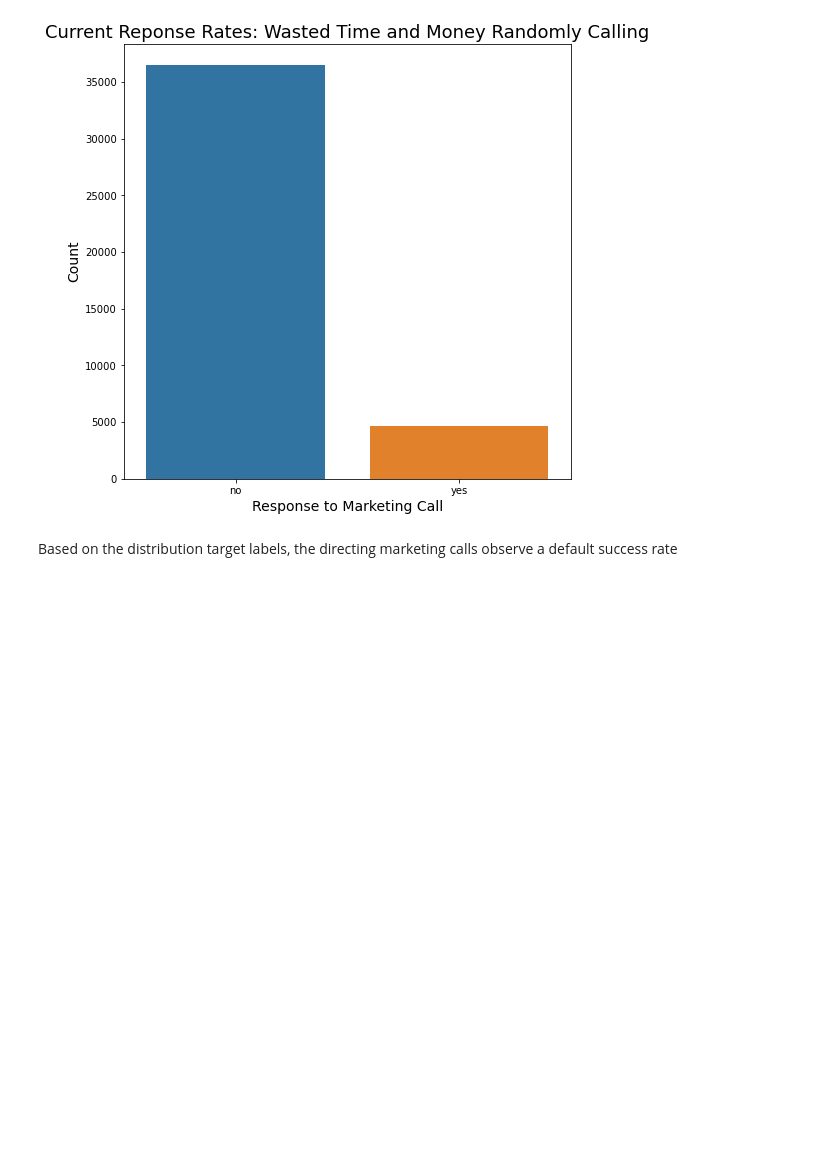
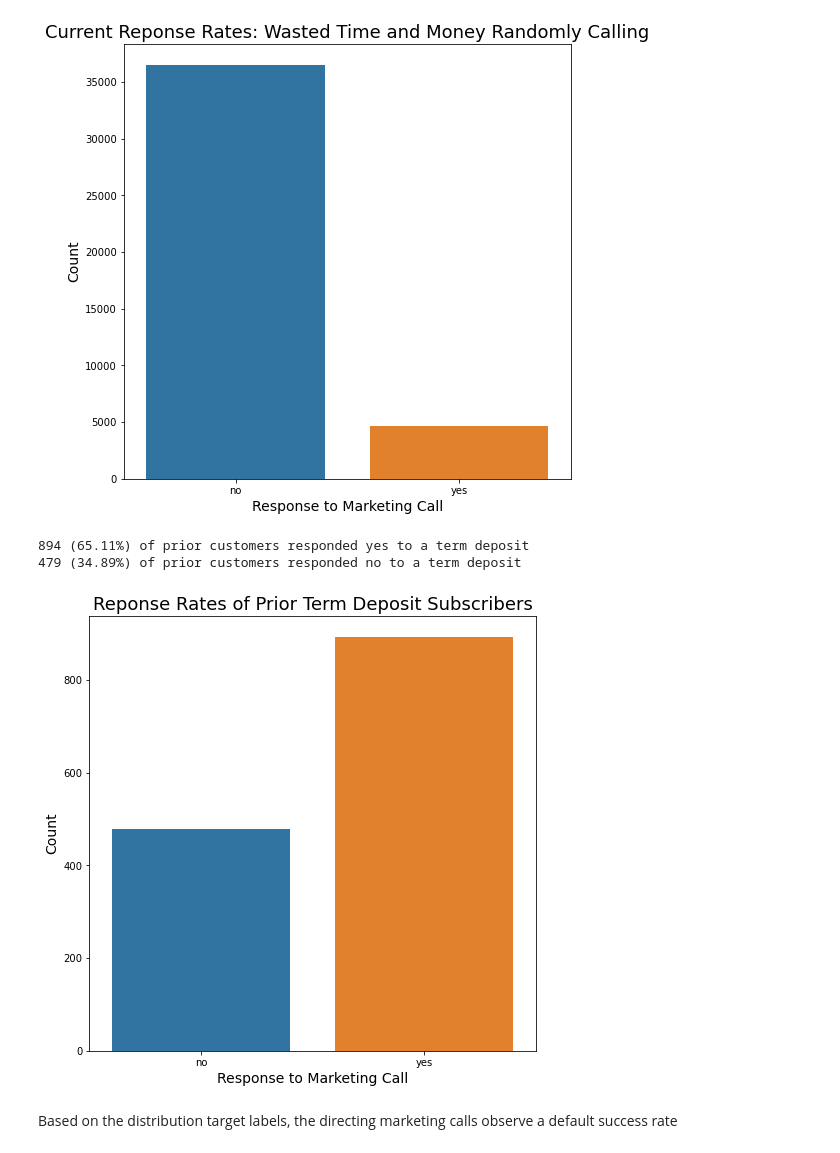
Before and after one commit to hunterblum/Bank-Marketing, a Jupyter notebook: Group7Final.ipynb, the cells around one changed output. Drawn from its saved outputs; the diff is of its cells as text; code cells hidden in the pictures; blank space fills up the shorter version.

Commit message:
Added statistics on prior customer behavior

```diff
--- a/Group7Final.ipynb
+++ b/Group7Final.ipynb
@@ -258,6 +259,28 @@ plt.gcf().set_size_inches(8,8)
 plt.show()
 # %% [output]
 [figure]
+# %%
+# identify prior customers likehood to subscribe
+prior_cust = bank[bank['poutcome']=='success']
+
+y_count = prior_cust.groupby(['y'])['y'].count()
+yes_per = round(y_count.yes/prior_cust.shape[0]*100,2)
+no_per = round(y_count.no/prior_cust.shape[0]*100,2)
+
+print(y_count.yes, "(" + str(yes_per) + "%)", "of prior customers responded yes to a term deposit")
+print(y_count.no, "(" + str(no_per) + "%)", "of prior customers responded no to a term deposit")
+# %% [output]
+894 (65.11%) of prior customers responded yes to a term deposit
+479 (34.89%) of prior customers responded no to a term deposit
+# %%
+sns.countplot(x = prior_cust['y'])
+plt.title("Reponse Rates of Prior Term Deposit Subscribers", fontsize = 18)
+plt.xlabel("Response to Marketing Call", fontsize = 14)
+plt.ylabel("Count", fontsize = 14)
+plt.gcf().set_size_inches(8,8)
+plt.show()
+# %% [output]
+[figure, added]
 # %% [markdown]
 Based on the distribution target labels, the directing marketing calls observe a default success rate
 # %% [markdown]
```
Also changed, not shown: parts of 1 cell of this notebook.
